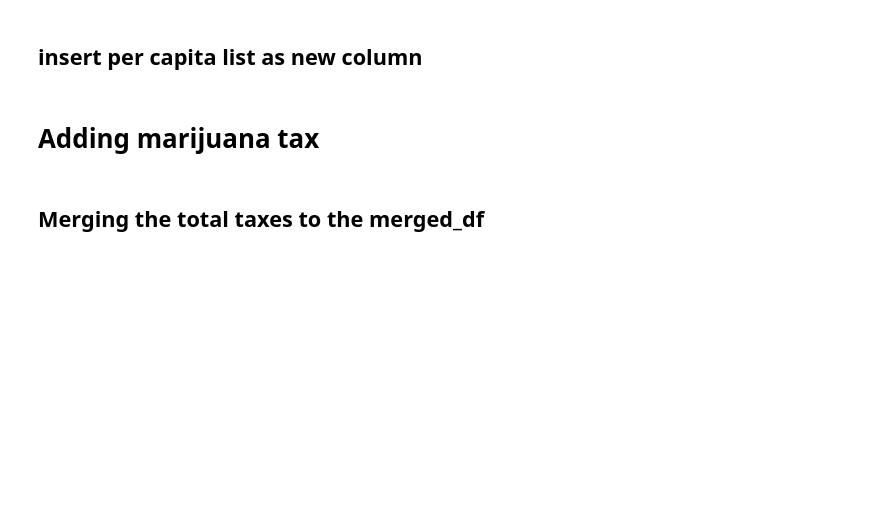
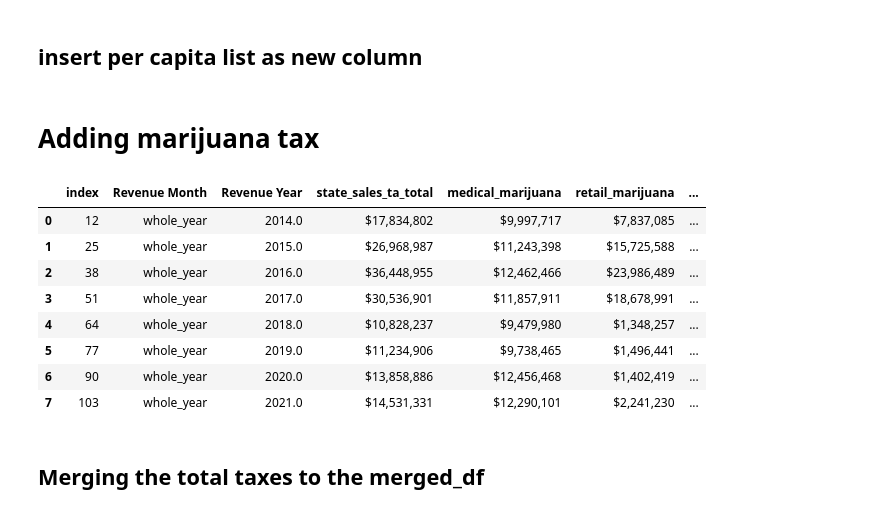
Before and after one commit to jho97/specs_capstone, a Jupyter notebook: visualized_data/co_gdp_per_capita.ipynb, the cells around one changed output. Saved outputs shown, nothing was run; the diff lists cells and outputs as text; code cells hidden in the pictures; blank space fills up the shorter version.

```diff
--- a/visualized_data/co_gdp_per_capita.ipynb
+++ b/visualized_data/co_gdp_per_capita.ipynb
@@ -185,7 +167,17 @@ co_mj_tax = co_mj_tax.sort_index()
 # %%
 co_mj_tax = pd.DataFrame(co_mj_tax)
 co_mj_tax = co_mj_tax.reset_index()
-# co_mj_tax
+co_mj_tax
+# %% [output]
+|  | index | Revenue Month | Revenue Year | state_sales_ta_total | medical_marijuana | retail_marijuana | ... |
+| 0 | 12 | whole_year | 2014.0 | $17,834,802 | $9,997,717 | $7,837,085 | ... |
+| 1 | 25 | whole_year | 2015.0 | $26,968,987 | $11,243,398 | $15,725,588 | ... |
+| 2 | 38 | whole_year | 2016.0 | $36,448,955 | $12,462,466 | $23,986,489 | ... |
+| 3 | 51 | whole_year | 2017.0 | $30,536,901 | $11,857,911 | $18,678,991 | ... |
+| 4 | 64 | whole_year | 2018.0 | $10,828,237 | $9,479,980 | $1,348,257 | ... |
+| 5 | 77 | whole_year | 2019.0 | $11,234,906 | $9,738,465 | $1,496,441 | ... |
+| 6 | 90 | whole_year | 2020.0 | $13,858,886 | $12,456,468 | $1,402,419 | ... |
+| 7 | 103 | whole_year | 2021.0 | $14,531,331 | $12,290,101 | $2,241,230 | ... |
 # %% [markdown]
 ## Merging the total taxes to the merged_df
 # %%
```
Also changed, not shown: parts of 5 cells of this notebook, 3 other files.
